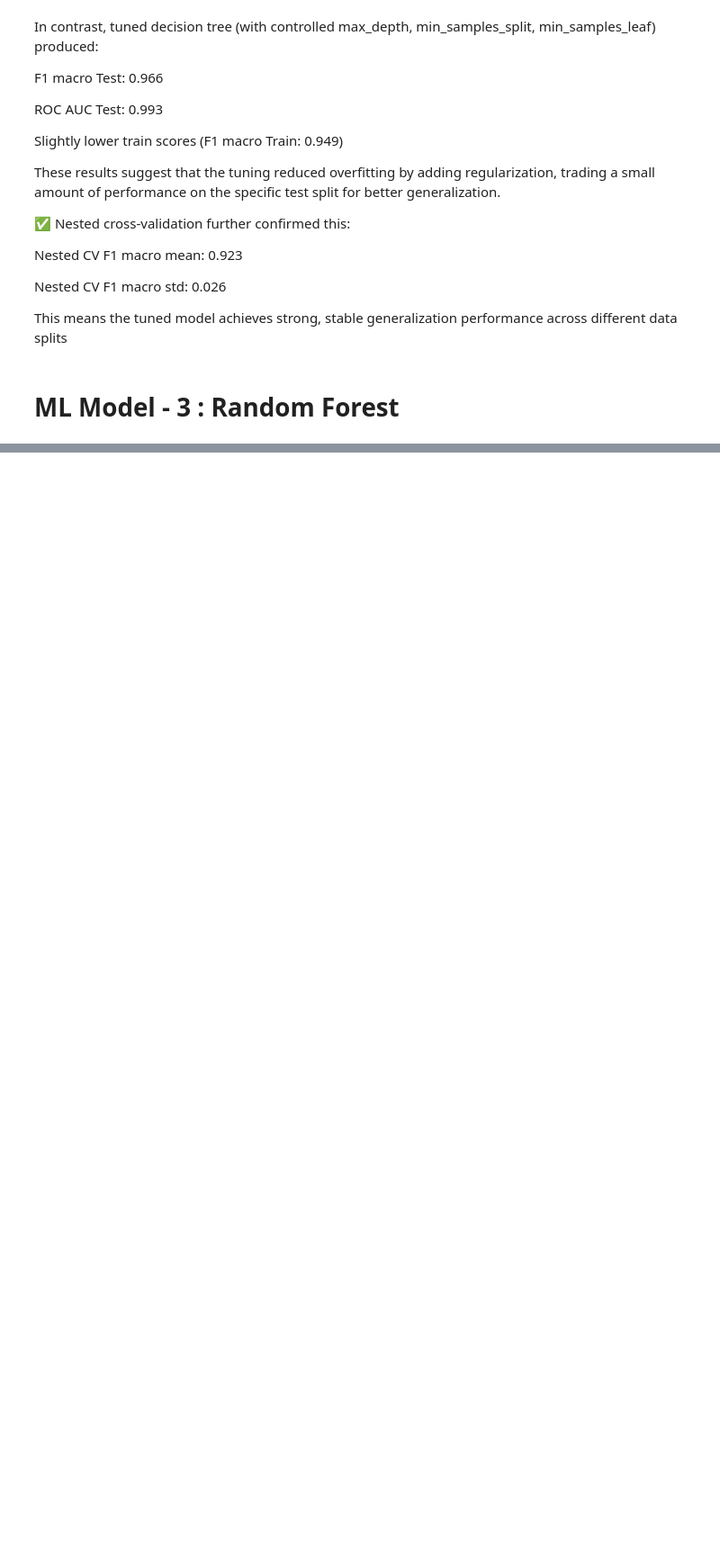
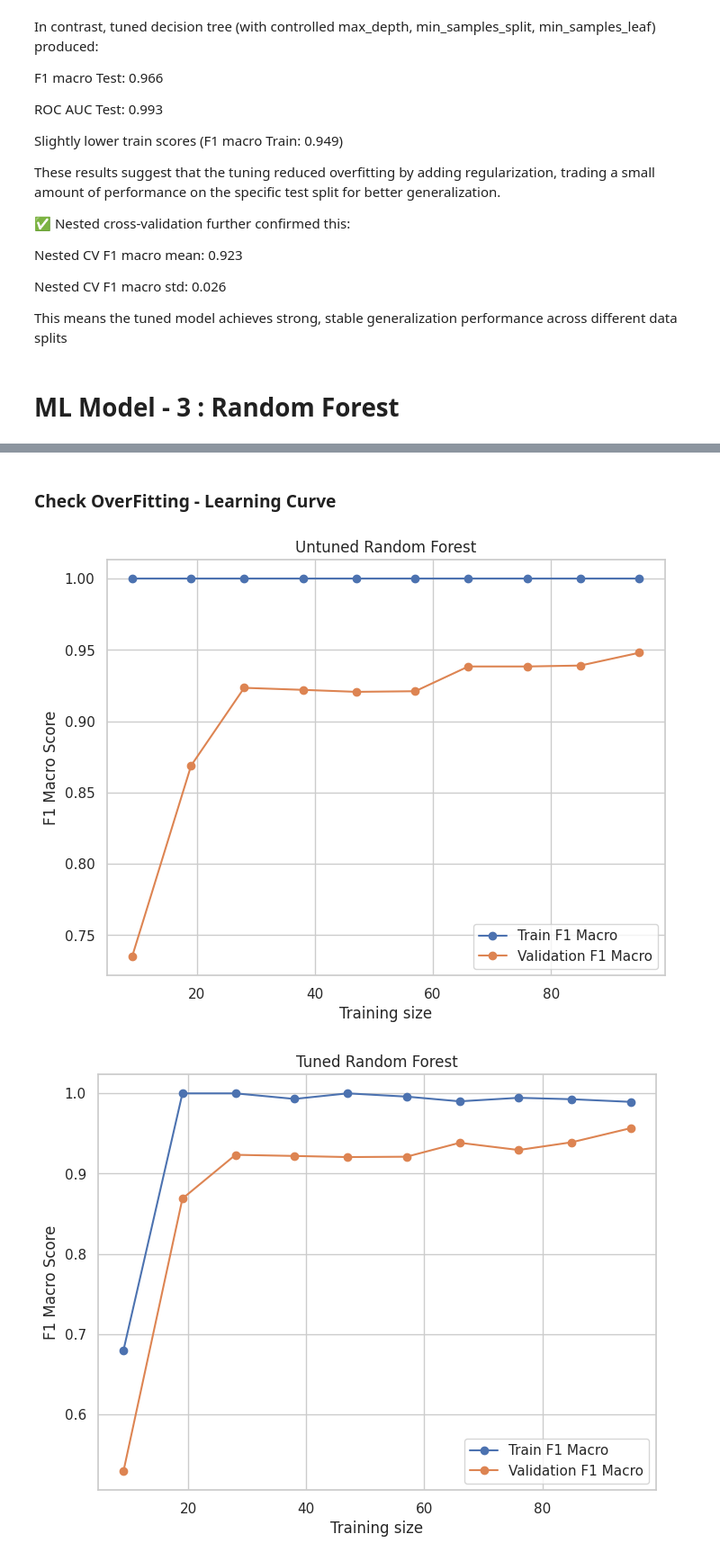
Before and after one commit to Aya11ali/Iris_Flower_Classification, a Jupyter notebook: Iris_Flower_Classification.ipynb, the cells around one changed output, grey strips where cells are left out. Shown at 90% size. Cells and saved outputs as stored; diff of their text form; code cells hidden in the pictures; blank space fills up the shorter version.

Commit message:
try Random Forest model

```diff
--- a/Iris_Flower_Classification.ipynb
+++ b/Iris_Flower_Classification.ipynb
@@ -577,0 +608,17 @@ This means the tuned model achieves strong, stable generalization performance ac
+# %%
+grid = {'n_estimators': [10, 50, 100, 200],
+              'max_depth': [8, 9, 10, 11, 12,13, 14, 15],
+              'min_samples_split': [2, 3, 4, 5],
+              'min_samples_leaf': [1, 2, 4],
+              'max_features': ['sqrt', 'log2']}
+
+rf = RandomForestClassifier(random_state=0)
+
+# Repeated stratified kfold
+rskf = RepeatedStratifiedKFold(n_splits=3, n_repeats=3, random_state=0)
+
+random_search = RandomizedSearchCV(rf, grid,cv=rskf, n_iter=10, n_jobs=-1)
+random_search.fit(x_train, y_train)
+
+best_params = random_search.best_params_
+print("Best hyperparameters: ", best_params)
@@ -577,0 +657,11 @@ This means the tuned model achieves strong, stable generalization performance ac
+# %% [markdown]
+### Check OverFitting - Learning Curve
+# %%
+# Untuned decision tree
+plot_learning_curve(RandomForestClassifier(random_state=0), x_train, y_train, title="Untuned Random Forest")
+
+# Tuned decision tree
+plot_learning_curve(RandomForestClassifier(**best_params, random_state=0), x_train, y_train, title="Tuned Random Forest")
+# %% [output]
+[figure, added]
+[figure, added]
```
Also changed, not shown: parts of 12 cells of this notebook.
